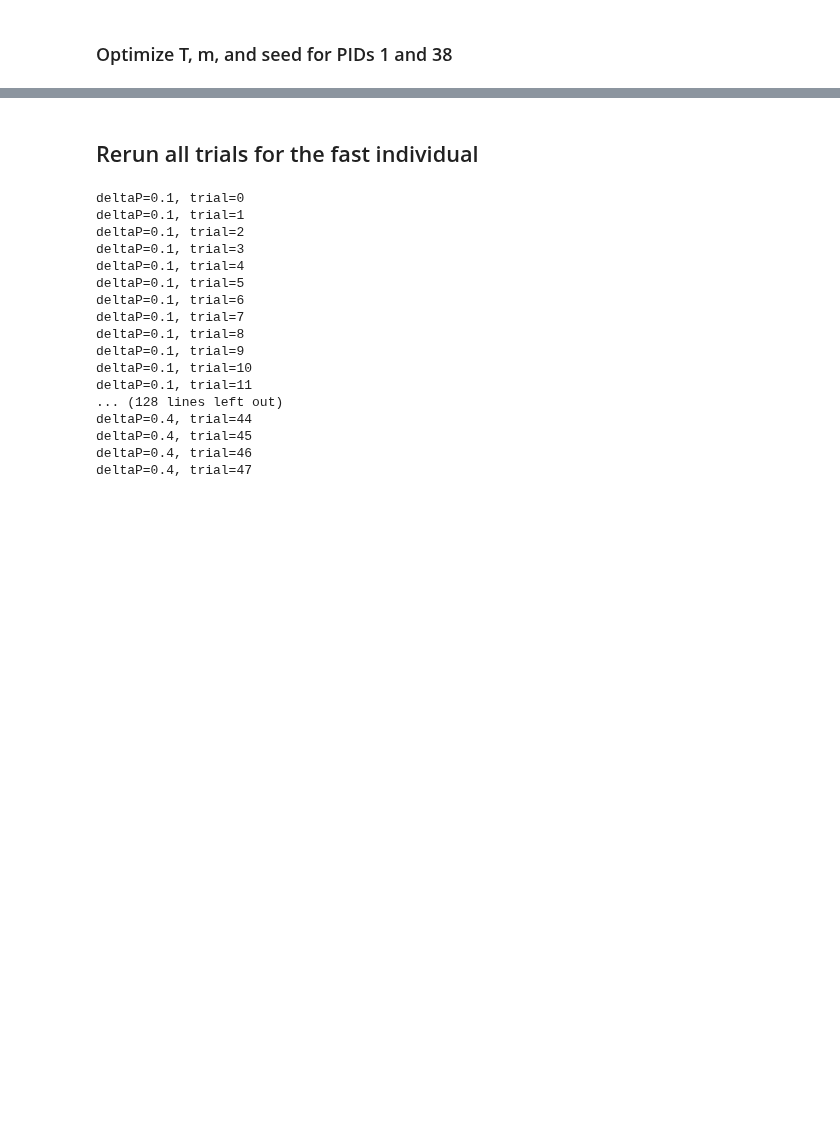
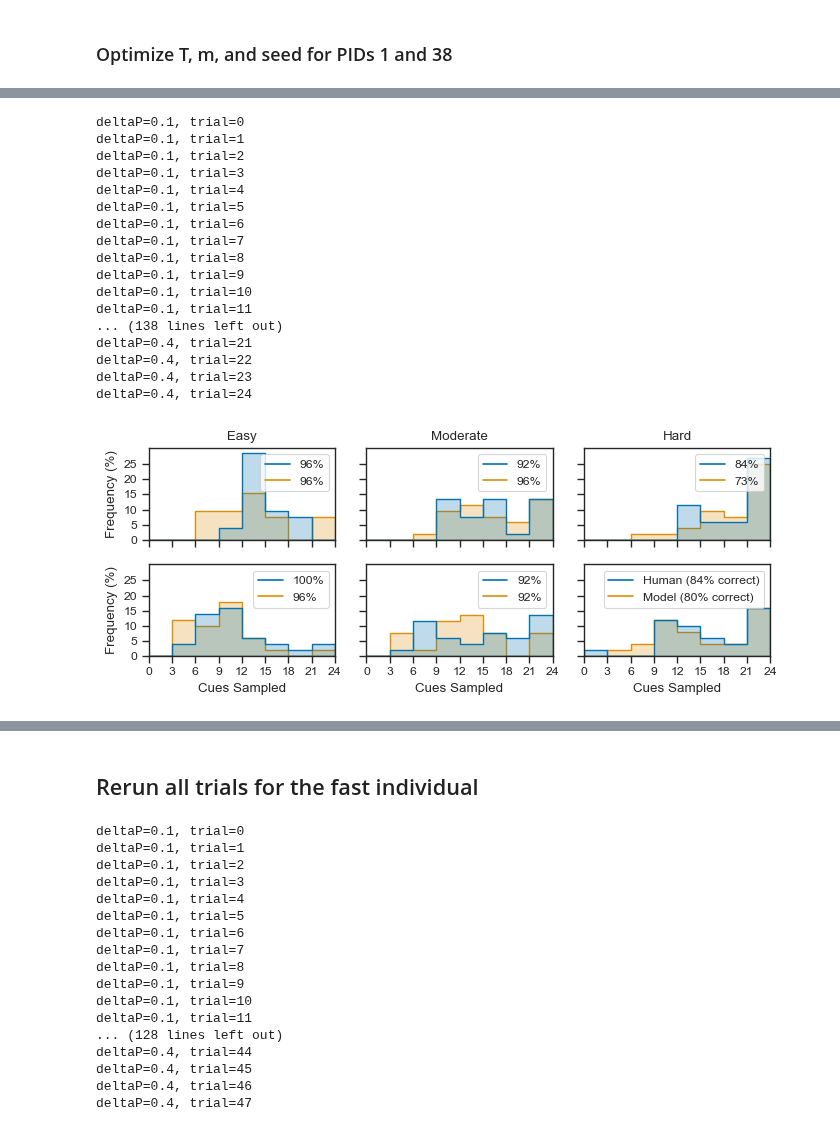
Before and after one commit to psipeter/speed-accuracy-tradeoff, a Jupyter notebook: individual_behavior.ipynb, the cells around one changed output, grey strips where cells are left out. Drawn from its saved outputs; the diff is of its cells as text; code cells hidden in the pictures; blank space fills up the shorter version.

```diff
--- a/individual_behavior.ipynb
+++ b/individual_behavior.ipynb
@@ -192,0 +237,25 @@ loss 6.377156177156178
+# %%
+args1 = {'name':'tmTds_34', 'pid': 34, 'delta': 0.07, 'm': 0.23, 'seed': 52, 'T': 0.84, 'tau': 0.05}
+args2 = {'name':'tmTds_38', 'pid': 38, 'delta': 0.66, 'm': 0.24, 'seed': 50, 'T': 0.67, 'tau': 0.02}
+run_all_trials(args1)
+run_all_trials(args2)
+plot(args1['name'], args2['name'], "tmTds_34and38")
+# %% [output]
+deltaP=0.1, trial=0
+deltaP=0.1, trial=1
+deltaP=0.1, trial=2
+deltaP=0.1, trial=3
+deltaP=0.1, trial=4
+deltaP=0.1, trial=5
+deltaP=0.1, trial=6
+deltaP=0.1, trial=7
+deltaP=0.1, trial=8
+deltaP=0.1, trial=9
+deltaP=0.1, trial=10
+deltaP=0.1, trial=11
+... (138 lines left out)
+deltaP=0.4, trial=21
+deltaP=0.4, trial=22
+deltaP=0.4, trial=23
+deltaP=0.4, trial=24
+[figure, added]
```
Also changed, not shown: parts of 9 cells of this notebook, 5 other files.
